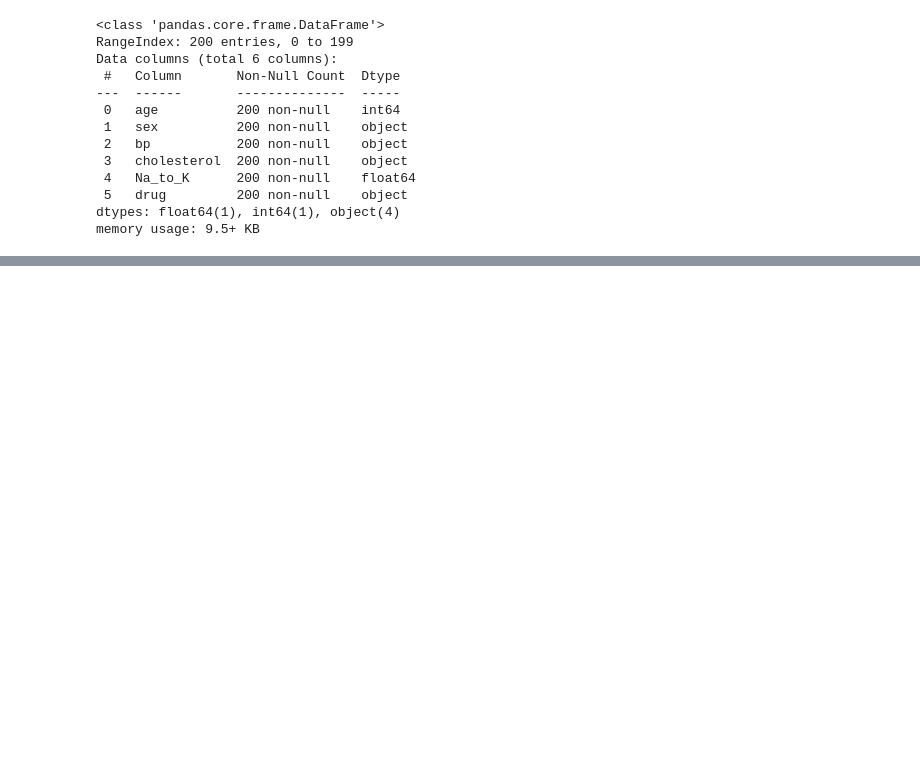
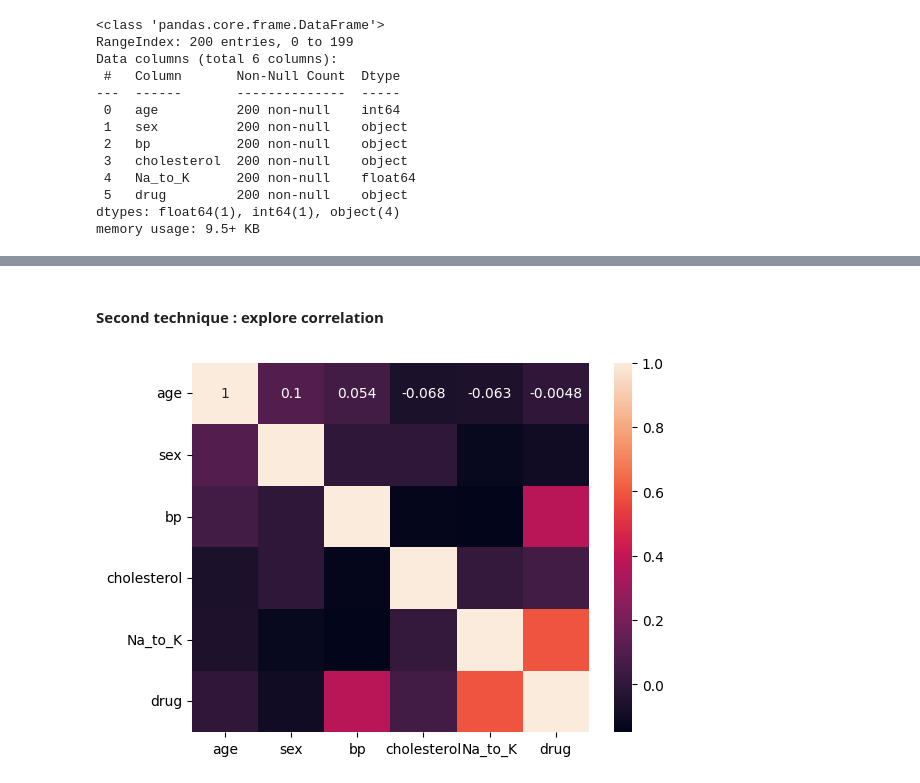
Before and after one commit to magskwa/Mache_Le, a Jupyter notebook: PW05/ex2-debugging/ex2-debugging-stud.ipynb, the cells around one changed output, grey strips where cells are left out. Saved outputs shown, nothing was run; the diff lists cells and outputs as text; code cells hidden in the pictures; blank space fills up the shorter version.

```diff
--- a/PW05/ex2-debugging/ex2-debugging-stud.ipynb
+++ b/PW05/ex2-debugging/ex2-debugging-stud.ipynb
@@ -98,0 +118,8 @@ Accuracy: 0.49375
+# %% [markdown]
+#### Second technique : explore correlation
+# %%
+# plot the correlation matrix
+import seaborn as sns
+sns.heatmap(df.corr(), annot=True);
+# %% [output]
+[figure, added]
```
Also changed, not shown: parts of 19 cells of this notebook.
